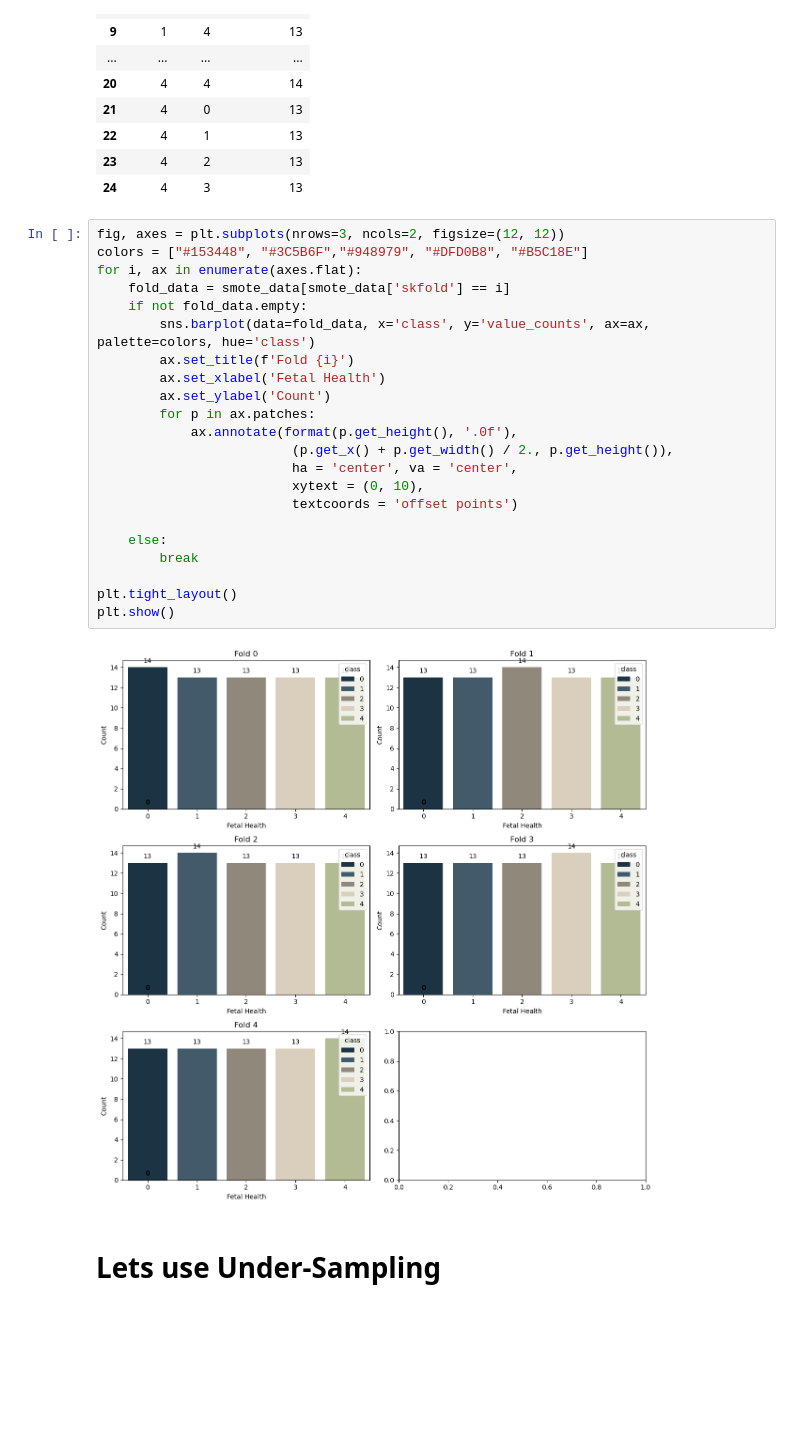
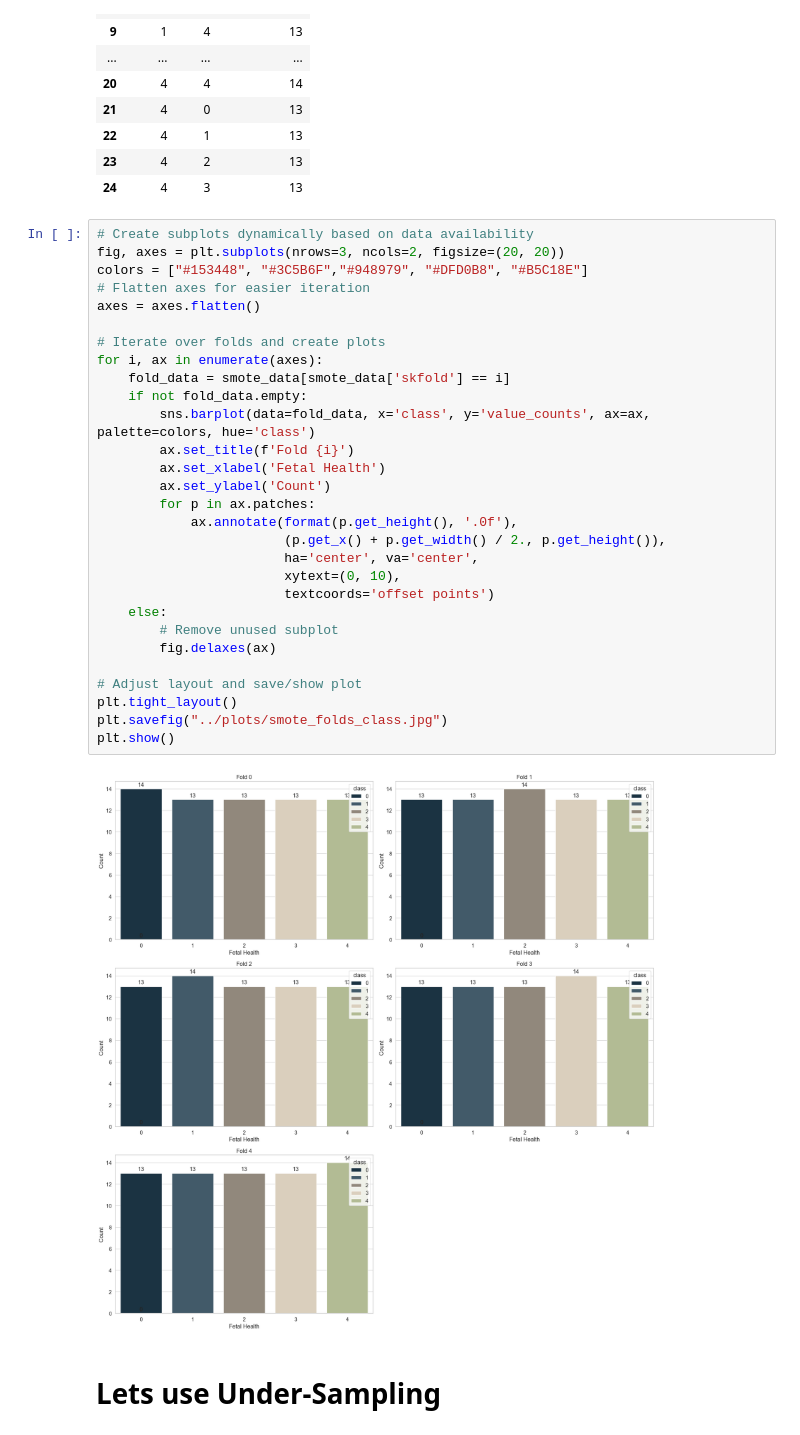
Before and after one commit to shivamkc01/HeartHealthPredictor, a Jupyter notebook: notebook/exploration.ipynb, the cells around one changed output. Drawn from its saved outputs; the diff is of its cells as text; blank space fills up the shorter version.

```diff
--- a/notebook/exploration.ipynb
+++ b/notebook/exploration.ipynb
@@ -331,29 +355,36 @@ smote_data
 | 23 | 4 | 2 | 13 |
 | 24 | 4 | 3 | 13 |
 # %%
-fig, axes = plt.subplots(nrows=3, ncols=2, figsize=(12, 12))
+# Create subplots dynamically based on data availability
+fig, axes = plt.subplots(nrows=3, ncols=2, figsize=(20, 20))
 colors = ["#153448", "#3C5B6F","#948979", "#DFD0B8", "#B5C18E"]
-for i, ax in enumerate(axes.flat):
+# Flatten axes for easier iteration
+axes = axes.flatten()
+
+# Iterate over folds and create plots
+for i, ax in enumerate(axes):
     fold_data = smote_data[smote_data['skfold'] == i]
     if not fold_data.empty:
         sns.barplot(data=fold_data, x='class', y='value_counts', ax=ax, palette=colors, hue='class')
         ax.set_title(f'Fold {i}')
         ax.set_xlabel('Fetal Health')
         ax.set_ylabel('Count')
         for p in ax.patches:
             ax.annotate(format(p.get_height(), '.0f'),
-                         (p.get_x() + p.get_width() / 2., p.get_height()),
-                         ha = 'center', va = 'center',
-                         xytext = (0, 10),
-                         textcoords = 'offset points')
+                        (p.get_x() + p.get_width() / 2., p.get_height()),
+                        ha='center', va='center',
+                        xytext=(0, 10),
+                        textcoords='offset points')
+    else:
+        # Remove unused subplot
+        fig.delaxes(ax)
 
-    else:
-        break
-
+# Adjust layout and save/show plot
 plt.tight_layout()
+plt.savefig("../plots/smote_folds_class.jpg")
 plt.show()
 # %% [output]
-[figure, old version]
+[figure, new version]
 # %% [markdown]
 # Lets use Under-Sampling
 # %%
```
Also changed, not shown: parts of 3 cells of this notebook, 2 other files.
